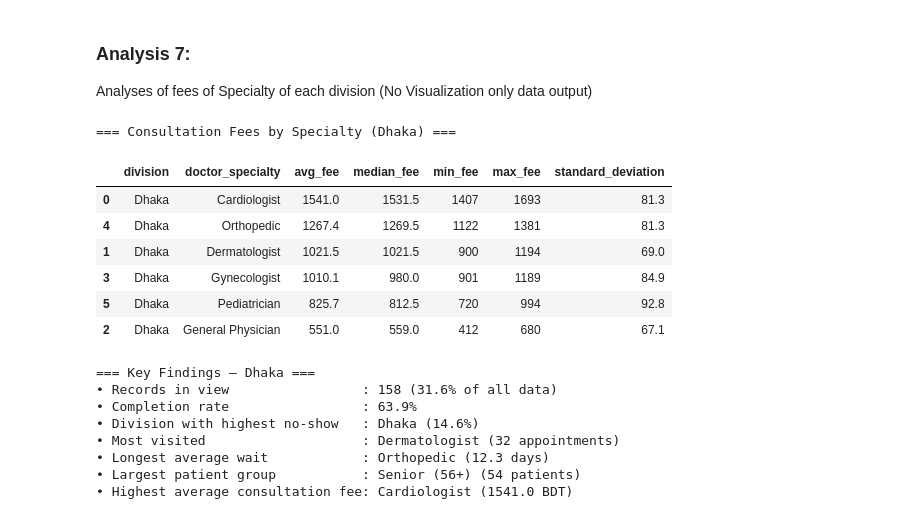
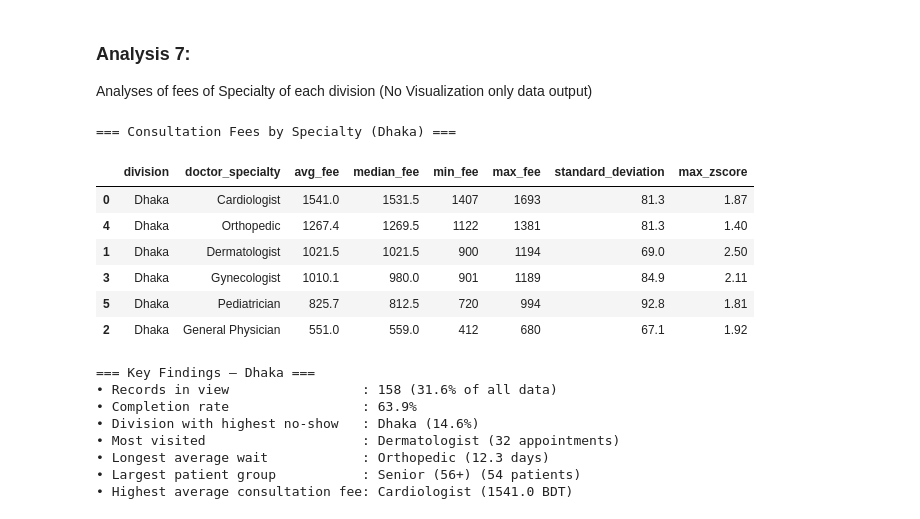
Before and after one commit to NavidulHoque/healthcare_appointment_analysis, a Jupyter notebook: python-analysis/01_analysis.ipynb, the cells around one changed output. Cells and saved outputs as stored; diff of their text form; code cells hidden in the pictures.

Commit message:
Update execution counts and add max_zscore calculations in analysis notebook

```diff
--- a/python-analysis/01_analysis.ipynb
+++ b/python-analysis/01_analysis.ipynb
@@ -374,37 +379,43 @@ Analyses of fees of Specialty of each division (No Visualization only data outpu
 # %%
 fees_stats = (
     filtered_df.groupby(['division', 'doctor_specialty'])['consultation_fee_bdt']
     .agg(
         avg_fee='mean',
         median_fee = 'median',
         min_fee='min',
         max_fee='max',
         standard_deviation='std'
     )
     .round({'avg_fee': 1, 'median_fee': 1, 'standard_deviation': 1})
     .reset_index()
     .sort_values(by='avg_fee', ascending=False)
 )
+
+fees_stats['max_zscore'] = (
+    (fees_stats['max_fee'] - fees_stats['avg_fee'])
+    / fees_stats['standard_deviation']
+).round(2)
+
 fees_stats.dropna(subset=['standard_deviation'], inplace=True)
 
 overall_avg_fee = (
     filtered_df.groupby(column_label)['consultation_fee_bdt']
     .mean()
     .round(1)
     .reset_index(name='avg_fee')
 )
 
 print(f"=== Consultation Fees by {heading_label} ({filter_label}) ===")
 display(fees_stats)
 # %% [output]
 === Consultation Fees by Specialty (Dhaka) ===
-|  | division | doctor_specialty | avg_fee | median_fee | min_fee | max_fee | standard_deviation |
-| 0 | Dhaka | Cardiologist | 1541.0 | 1531.5 | 1407 | 1693 | 81.3 |
-| 4 | Dhaka | Orthopedic | 1267.4 | 1269.5 | 1122 | 1381 | 81.3 |
-| 1 | Dhaka | Dermatologist | 1021.5 | 1021.5 | 900 | 1194 | 69.0 |
-| 3 | Dhaka | Gynecologist | 1010.1 | 980.0 | 901 | 1189 | 84.9 |
-| 5 | Dhaka | Pediatrician | 825.7 | 812.5 | 720 | 994 | 92.8 |
-| 2 | Dhaka | General Physician | 551.0 | 559.0 | 412 | 680 | 67.1 |
+|  | division | doctor_specialty | avg_fee | median_fee | min_fee | max_fee | standard_deviation | max_zscore |
+| 0 | Dhaka | Cardiologist | 1541.0 | 1531.5 | 1407 | 1693 | 81.3 | 1.87 |
+| 4 | Dhaka | Orthopedic | 1267.4 | 1269.5 | 1122 | 1381 | 81.3 | 1.40 |
+| 1 | Dhaka | Dermatologist | 1021.5 | 1021.5 | 900 | 1194 | 69.0 | 2.50 |
+| 3 | Dhaka | Gynecologist | 1010.1 | 980.0 | 901 | 1189 | 84.9 | 2.11 |
+| 5 | Dhaka | Pediatrician | 825.7 | 812.5 | 720 | 994 | 92.8 | 1.81 |
+| 2 | Dhaka | General Physician | 551.0 | 559.0 | 412 | 680 | 67.1 | 1.92 |
 # %%
 # ── Key Findings Summary ────────────────────
 print(f"\n=== Key Findings — {filter_label} ===")
```
Also changed, not shown: parts of 1 cell of this notebook.
